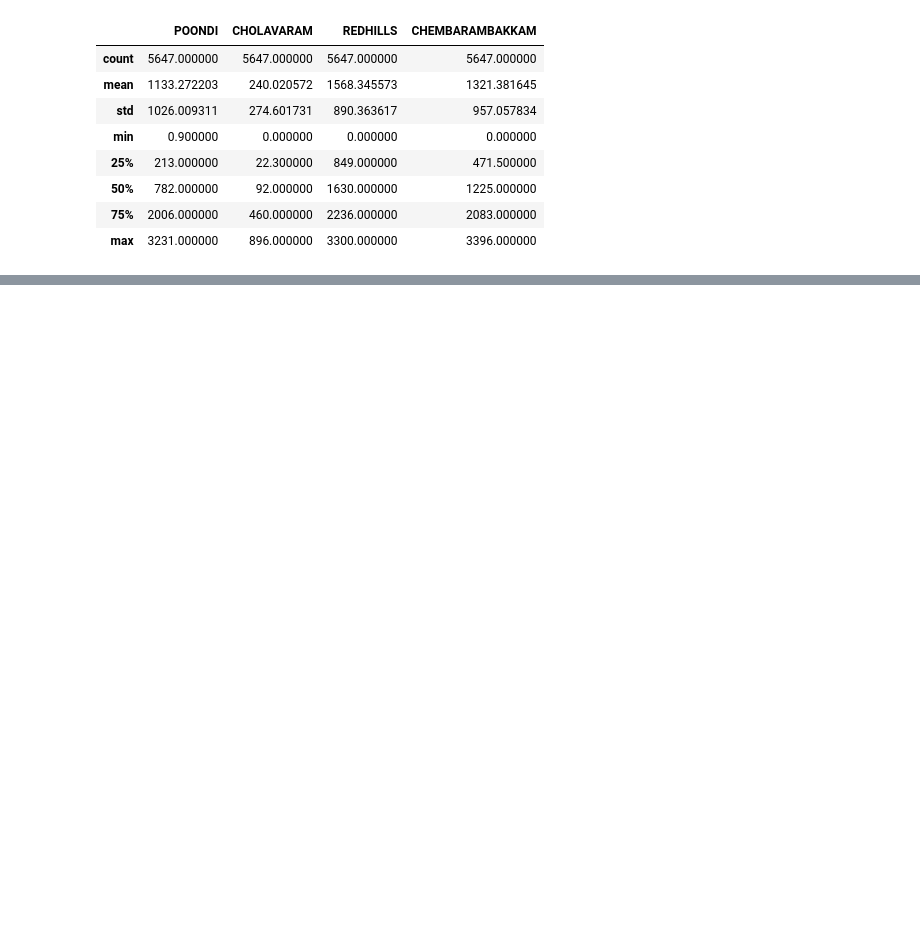
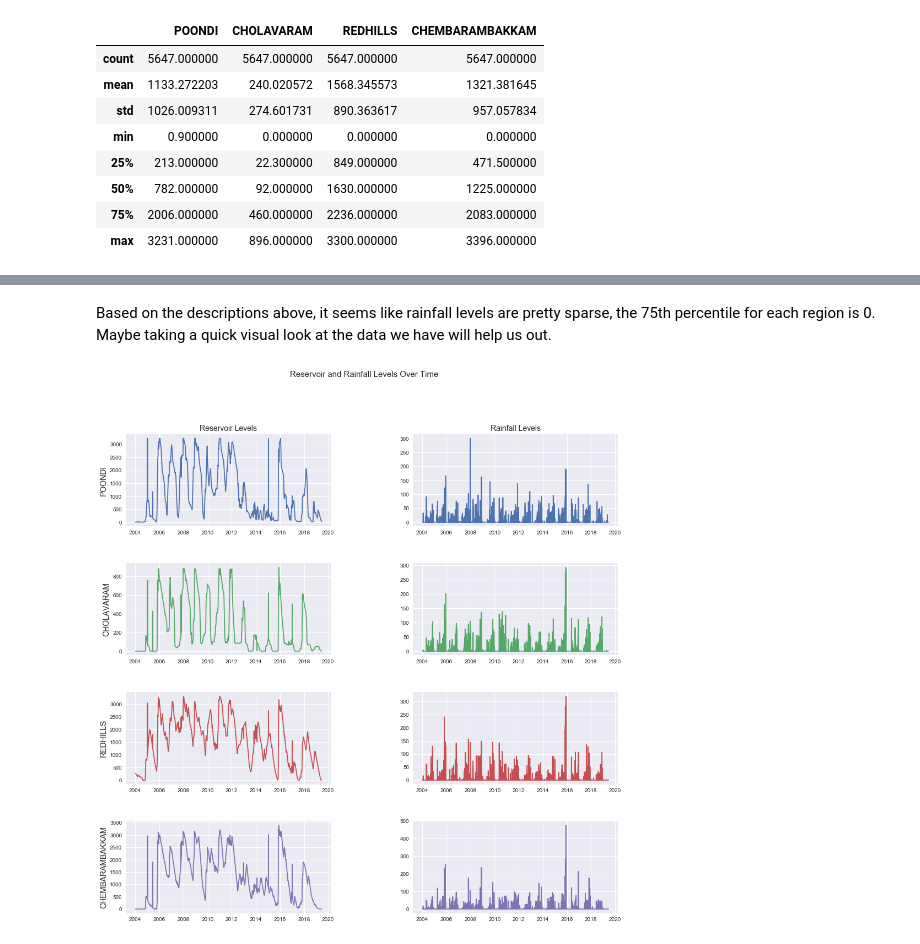
Before and after one commit to marxav0319/Chennai_Water_Management_NB, a Jupyter notebook: Chennai Water Management Exploratory Analysis.ipynb, the cells around one changed output, grey strips where cells are left out. Drawn from its saved outputs; the diff is of its cells as text; code cells hidden in the pictures; blank space fills up the shorter version.

```diff
--- a/Chennai Water Management Exploratory Analysis.ipynb
+++ b/Chennai Water Management Exploratory Analysis.ipynb
@@ -16,0 +4,7 @@ reservoir_levels.head()
+# %%
+import os
+import pandas as pd
+import matplotlib.pyplot as plt
+plt.style.use('seaborn')
+colors = plt.rcParams['axes.prop_cycle'].by_key()['color']
+%matplotlib inline
@@ -16,0 +13,11 @@ reservoir_levels.head()
+# %%
+def read_input_file(filepath):
+    """Reads in the input files located by the filepath <str> argument and returns a parsed dataframe."""
+
+    frame = pd.read_csv(filepath)
+    frame['Date'] = pd.to_datetime(frame['Date'], format='%d-%m-%Y')
+    frame = frame.sort_values('Date', ascending=True).reset_index(drop=True)
+    return frame
+# %%
+reservoir_levels = read_input_file(r'chennai-water-management/chennai_reservoir_levels.csv')
+rainfall = read_input_file(r'chennai-water-management/chennai_reservoir_rainfall.csv')
@@ -36,7 +66,0 @@ Dataset End Date: 2019-06-17 00:00:00
-# %%
-import matplotlib.pyplot as plt
-%matplotlib inline
-
-plt.figure(figsize=(16,6))
-for column in reservoir_levels.columns[1:]:
-    plt.plot(reservoir_levels['Date'], reservoir_levels[column])
@@ -44,0 +79,22 @@ for column in reservoir_levels.columns[1:]:
+# %% [markdown]
+Based on the descriptions above, it seems like rainfall levels are pretty sparse, the 75th percentile for each region is 0.  Maybe taking a quick visual look at the data we have will help us out.
+# %%
+def plot_rainfall_and_reservoir_levels(reservoir_levels, rainfall, type='line', alpha=1):
+    fig, ax = plt.subplots(4, 2, figsize=(16, 16))
+    fig.subplots_adjust(hspace=0.4, wspace=0.4)
+    for index, column in enumerate(reservoir_levels.columns[1:]):
+        c = colors[index]
+        if type == 'line':
+            ax[index][0].plot(reservoir_levels['Date'], reservoir_levels[column], color=c, alpha=alpha)
+            ax[index][1].plot(rainfall['Date'], rainfall[column], color=c, alpha=alpha)
+        else:
+            ax[index][0].bar(reservoir_levels['Date'], reservoir_levels[column], color=c, alpha=alpha)
+            ax[index][1].bar(rainfall['Date'], rainfall[column], color=c, alpha=alpha)
+        ax[index][0].set_ylabel(column, size=14)
+    ax[0][0].set_title('Reservoir Levels', size=14)
+    ax[0][1].set_title('Rainfall Levels', size=14)
+    fig.suptitle('Reservoir and Rainfall Levels Over Time', size=15)
+
+plot_rainfall_and_reservoir_levels(reservoir_levels, rainfall)
+# %% [output]
+[figure, added]
```
Also changed, not shown: parts of 22 cells of this notebook.
